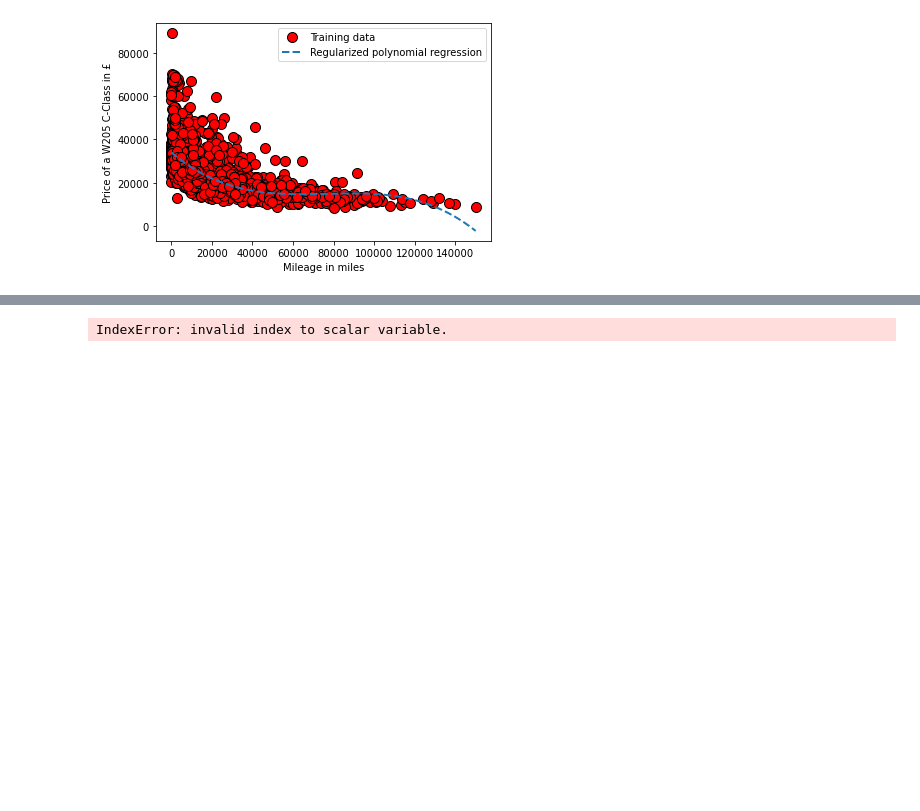
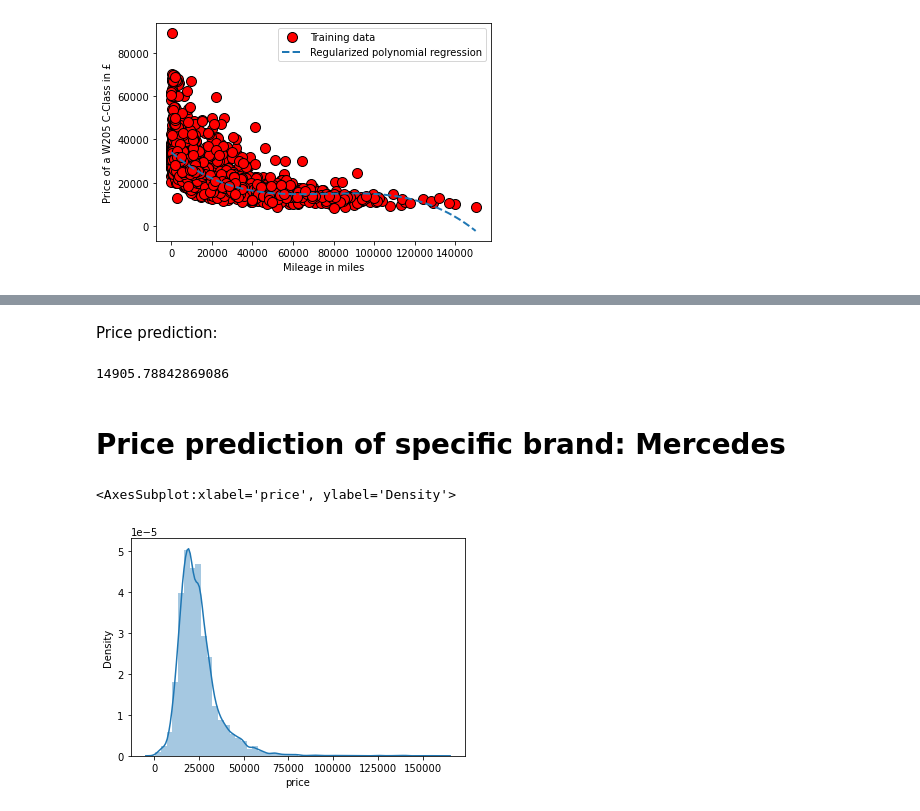
Before and after one commit to LuigiGuerriero1999/machine_learning_project, a Jupyter notebook: Machine Learning Project UK Used Car Data .ipynb, the cells around one changed output, grey strips where cells are left out. Cells and saved outputs as stored; diff of their text form; code cells hidden in the pictures; blank space fills up the shorter version.

Commit message:
price prediction poly

```diff
--- a/Machine Learning Project UK Used Car Data .ipynb
+++ b/Machine Learning Project UK Used Car Data .ipynb
@@ -757,18 +496,17 @@ def gradientDescentMulti(X, y, theta, alpha, num_iters):
-# %%
-"""
-# initialize fitting parameters
-theta_multivariate_merc = np.zeros(26)
-
-# some gradient descent settings
-iterations = 100000
-alpha = 0.1
-
-theta_multivariate_merc, J_history_multi = gradientDescentMulti(X_multi_merc ,y_mercedes, theta_multivariate_merc, alpha, iterations)
-print('Theta found by gradient descent: {:.4f}, {:.4f}'.format(*theta_multivariate_merc))
-"""
-lambda_ = 0
-theta_multi = trainLinearReg(computeCostMulti, X_multi_merc, y_mercedes,
-                             lambda_=lambda_, maxiter=100000)
-print(theta_multi)
-# %% [output]
-IndexError: invalid index to scalar variable.
+# %% [markdown]
+Price prediction:
+# %%
+X_prediction = [1, 75000, 75000**2, 75000**3] #for a car with 75 000 miles
+X_prediction[1:4] = (X_prediction[1:4] - mu) / sigma
+#print(np.array(X_prediction).shape)
+price = np.dot(X_prediction, theta_poly)
+print(price)
+# %% [output]
+14905.78842869086
+# %% [markdown]
+# Price prediction of specific brand: Mercedes
+# %%
+sbn.distplot(mercedes["price"])
+# %% [output]
+<AxesSubplot:xlabel='price', ylabel='Density'>
+[figure, added]
```
Also changed, not shown: parts of 41 cells of this notebook.
